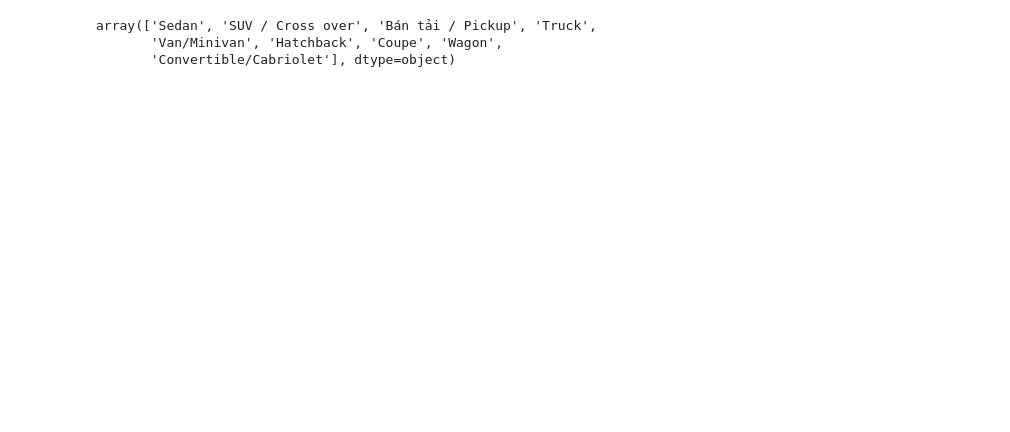
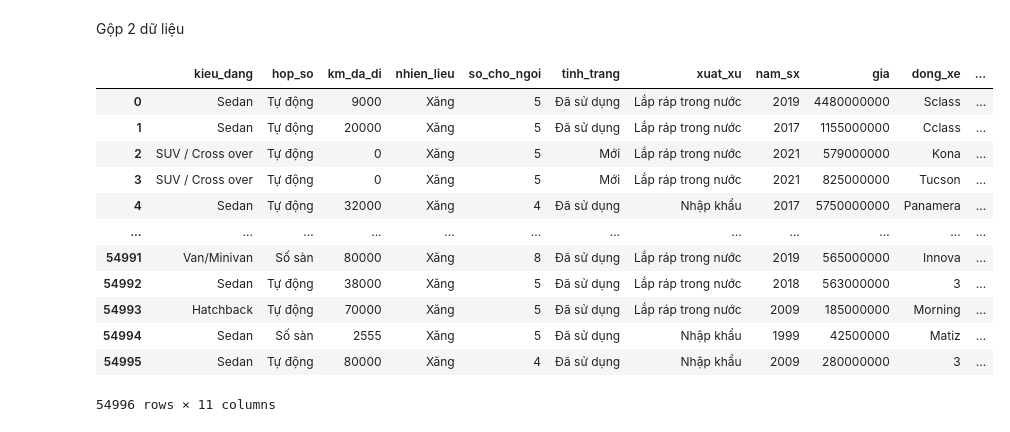
Before and after one commit to ghuioio/KHDL_IT4930, a Jupyter notebook: preprocess/preprocess.ipynb, the cells around one changed output. Drawn from its saved outputs; the diff is of its cells as text; code cells hidden in the pictures; blank space fills up the shorter version.

```diff
--- a/preprocess/preprocess.ipynb
+++ b/preprocess/preprocess.ipynb
@@ -52,5 +53,5 @@ memory usage: 2.5+ MB
 # %%
-bonbanh_df = pd.read_csv("bonbanh.txt")
+bonbanh_df = pd.read_csv("bonbanh.csv")
 bonbanh_df = bonbanh_df.drop(columns=['kieu_dang'])
 bonbanh_df = bonbanh_df.rename(columns={"gia" : "hon_hop"})
 bonbanh_df = bonbanh_df.rename(columns={"dong_xe" : "kieu_dang"})
@@ -64,0 +101,3 @@ bonbanh_df.head()
+# %%
+chotot_df.drop(columns='xuat_xu')
+chotot_df['xuat_xu'] = list_xuat_xu
@@ -184,6 +260,22 @@ array(['Van/Minivan', 'Hatchback', 'Sedan', 'SUV / Cross over',
-# %%
-bonbanh_df.kieu_dang.unique()
-# %% [output]
-array(['Sedan', 'SUV / Cross over', 'Bán tải / Pickup', 'Truck',
-       'Van/Minivan', 'Hatchback', 'Coupe', 'Wagon',
-       'Convertible/Cabriolet'], dtype=object)
+# %% [markdown]
+Gộp 2 dữ liệu
+# %%
+frames = [bonbanh_df,chotot_df]
+data = pd.concat(frames)
+data = data.reset_index()
+data = data.drop('index', axis=1)
+data
+# %% [output]
+|  | kieu_dang | hop_so | km_da_di | nhien_lieu | so_cho_ngoi | tinh_trang | xuat_xu | nam_sx | gia | dong_xe | ... |
+| 0 | Sedan | Tự động | 9000 | Xăng | 5 | Đã sử dụng | Lắp ráp trong nước | 2019 | 4480000000 | Sclass | ... |
+| 1 | Sedan | Tự động | 20000 | Xăng | 5 | Đã sử dụng | Lắp ráp trong nước | 2017 | 1155000000 | Cclass | ... |
+| 2 | SUV / Cross over | Tự động | 0 | Xăng | 5 | Mới | Lắp ráp trong nước | 2021 | 579000000 | Kona | ... |
+| 3 | SUV / Cross over | Tự động | 0 | Xăng | 5 | Mới | Lắp ráp trong nước | 2021 | 825000000 | Tucson | ... |
+| 4 | Sedan | Tự động | 32000 | Xăng | 4 | Đã sử dụng | Nhập khẩu | 2017 | 5750000000 | Panamera | ... |
+| ... | ... | ... | ... | ... | ... | ... | ... | ... | ... | ... | ... |
+| 54991 | Van/Minivan | Số sàn | 80000 | Xăng | 8 | Đã sử dụng | Lắp ráp trong nước | 2019 | 565000000 | Innova | ... |
+| 54992 | Sedan | Tự động | 38000 | Xăng | 5 | Đã sử dụng | Lắp ráp trong nước | 2018 | 563000000 | 3 | ... |
+| 54993 | Hatchback | Tự động | 70000 | Xăng | 5 | Đã sử dụng | Lắp ráp trong nước | 2009 | 185000000 | Morning | ... |
+| 54994 | Sedan | Số sàn | 2555 | Xăng | 5 | Đã sử dụng | Nhập khẩu | 1999 | 42500000 | Matiz | ... |
+| 54995 | Sedan | Tự động | 80000 | Xăng | 4 | Đã sử dụng | Nhập khẩu | 2009 | 280000000 | 3 | ... |
+54996 rows × 11 columns
```
Also changed, not shown: parts of 13 cells of this notebook, 2 other files.
